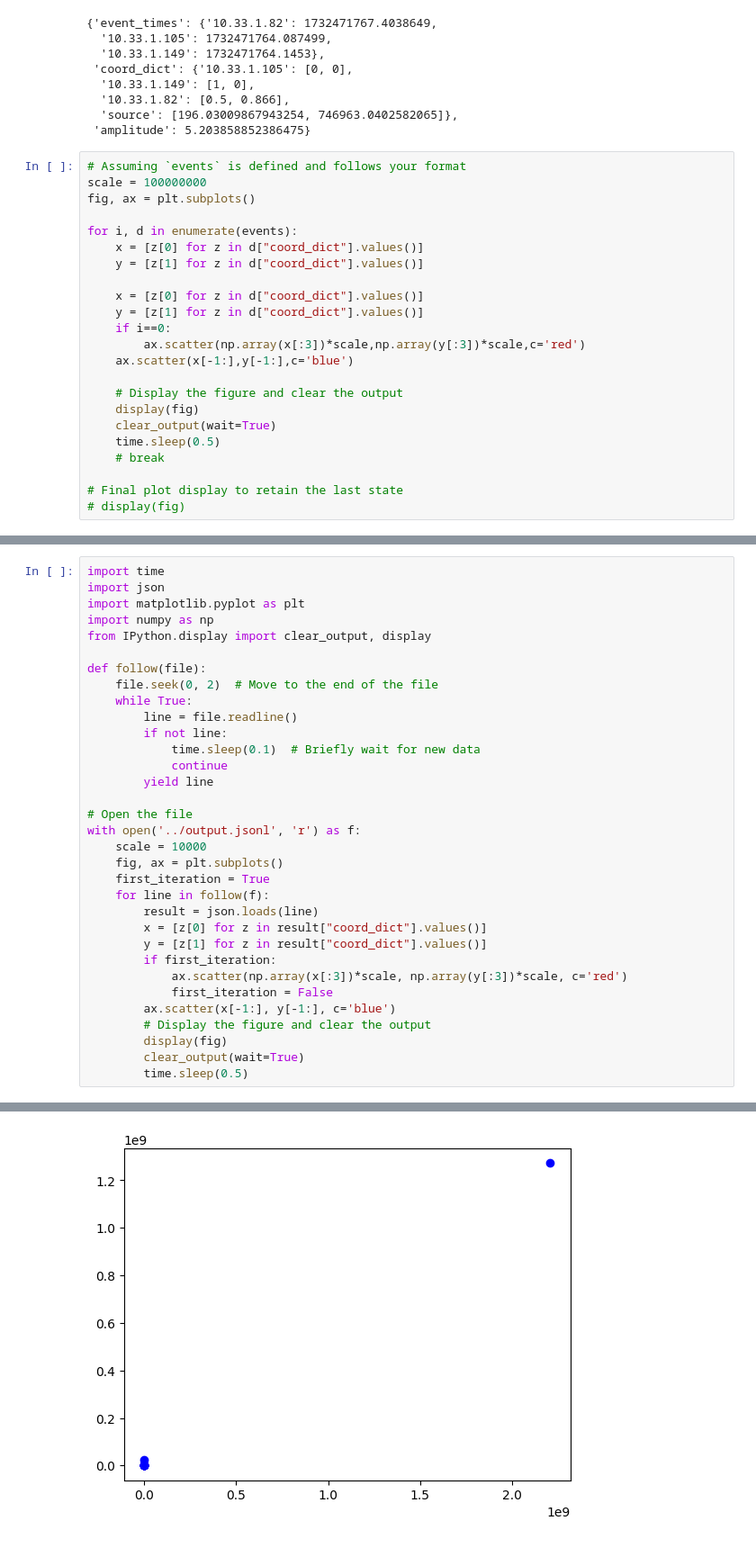
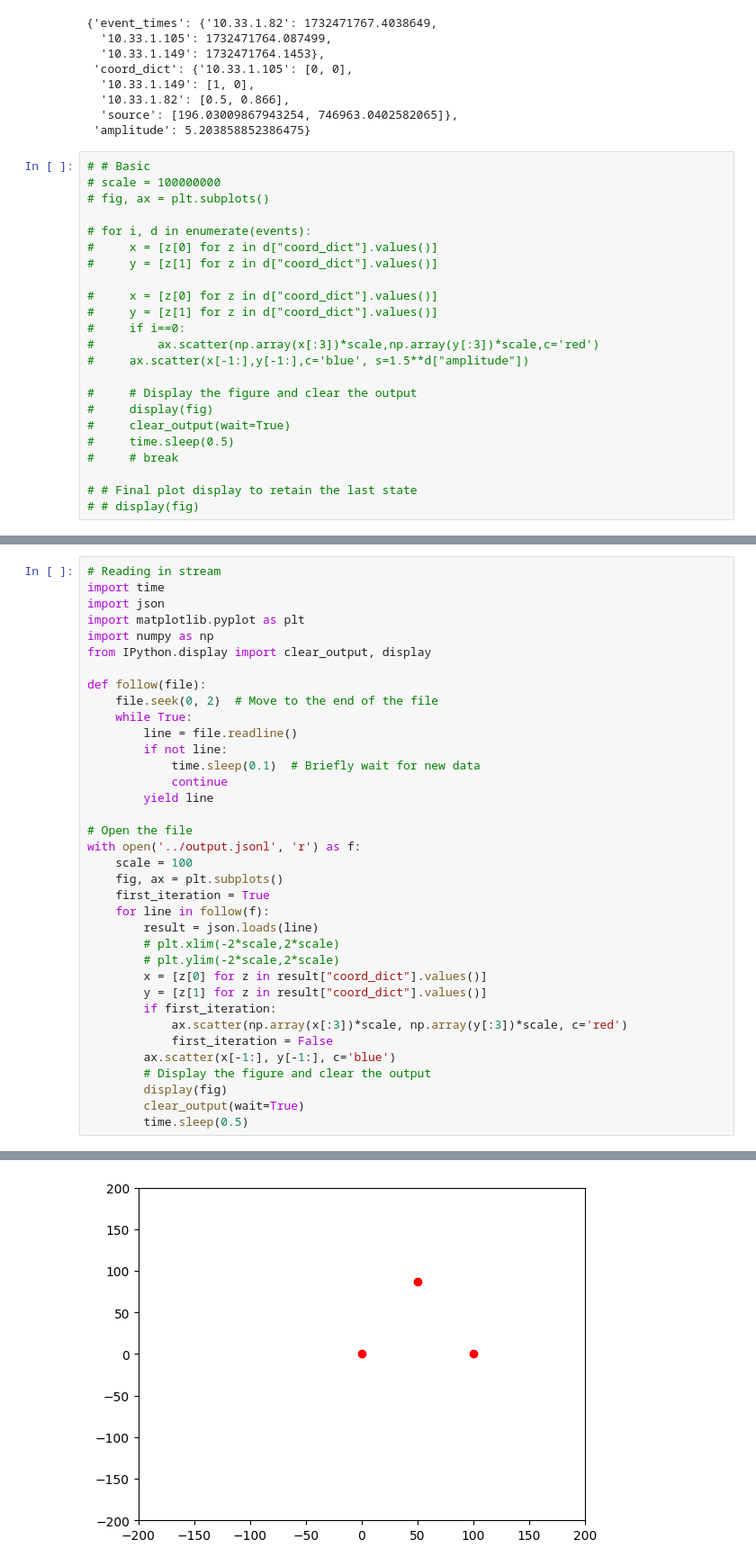
Before and after one commit to ragulpr/def-hackaton-hackaton-2024-triangulate-noise, a Jupyter notebook: notebooks/plot-res.ipynb, the cells around one changed output, grey strips where cells are left out. Shown at 90% size. Drawn from its saved outputs; the diff is of its cells as text.

```diff
--- a/notebooks/plot-res.ipynb
+++ b/notebooks/plot-res.ipynb
@@ -34,25 +34,25 @@ events[-1]
   'source': [196.03009867943254, 746963.0402582065]},
  'amplitude': 5.203858852386475}
 # %%
-# Assuming `events` is defined and follows your format
-scale = 100000000
-fig, ax = plt.subplots()
+# # Basic
+# scale = 100000000
+# fig, ax = plt.subplots()
 
-for i, d in enumerate(events):
-    x = [z[0] for z in d["coord_dict"].values()]
-    y = [z[1] for z in d["coord_dict"].values()]
+# for i, d in enumerate(events):
+#     x = [z[0] for z in d["coord_dict"].values()]
+#     y = [z[1] for z in d["coord_dict"].values()]
 
-    x = [z[0] for z in d["coord_dict"].values()]
-    y = [z[1] for z in d["coord_dict"].values()]
-    if i==0:
-        ax.scatter(np.array(x[:3])*scale,np.array(y[:3])*scale,c='red')
-    ax.scatter(x[-1:],y[-1:],c='blue')
+#     x = [z[0] for z in d["coord_dict"].values()]
+#     y = [z[1] for z in d["coord_dict"].values()]
+#     if i==0:
+#         ax.scatter(np.array(x[:3])*scale,np.array(y[:3])*scale,c='red')
+#     ax.scatter(x[-1:],y[-1:],c='blue', s=1.5**d["amplitude"])
 
-    # Display the figure and clear the output
-    display(fig)
-    clear_output(wait=True)
-    time.sleep(0.5)
-    # break
+#     # Display the figure and clear the output
+#     display(fig)
+#     clear_output(wait=True)
+#     time.sleep(0.5)
+#     # break
 
-# Final plot display to retain the last state
-# display(fig)
+# # Final plot display to retain the last state
+# # display(fig)
@@ -61,4 +61,5 @@ for i, d in enumerate(events):
 # %%
+# Reading in stream
 import time
 import json
 import matplotlib.pyplot as plt
@@ -76,11 +77,13 @@ def follow(file):
 
 # Open the file
 with open('../output.jsonl', 'r') as f:
-    scale = 10000
+    scale = 100
     fig, ax = plt.subplots()
     first_iteration = True
     for line in follow(f):
         result = json.loads(line)
+        # plt.xlim(-2*scale,2*scale)
+        # plt.ylim(-2*scale,2*scale)
         x = [z[0] for z in result["coord_dict"].values()]
         y = [z[1] for z in result["coord_dict"].values()]
         if first_iteration:
@@ -95 +99 @@ with open('../output.jsonl', 'r') as f:
-[figure, old version]
+[figure, new version]
```
Also changed, not shown: parts of 5 cells of this notebook, 2 other files.
